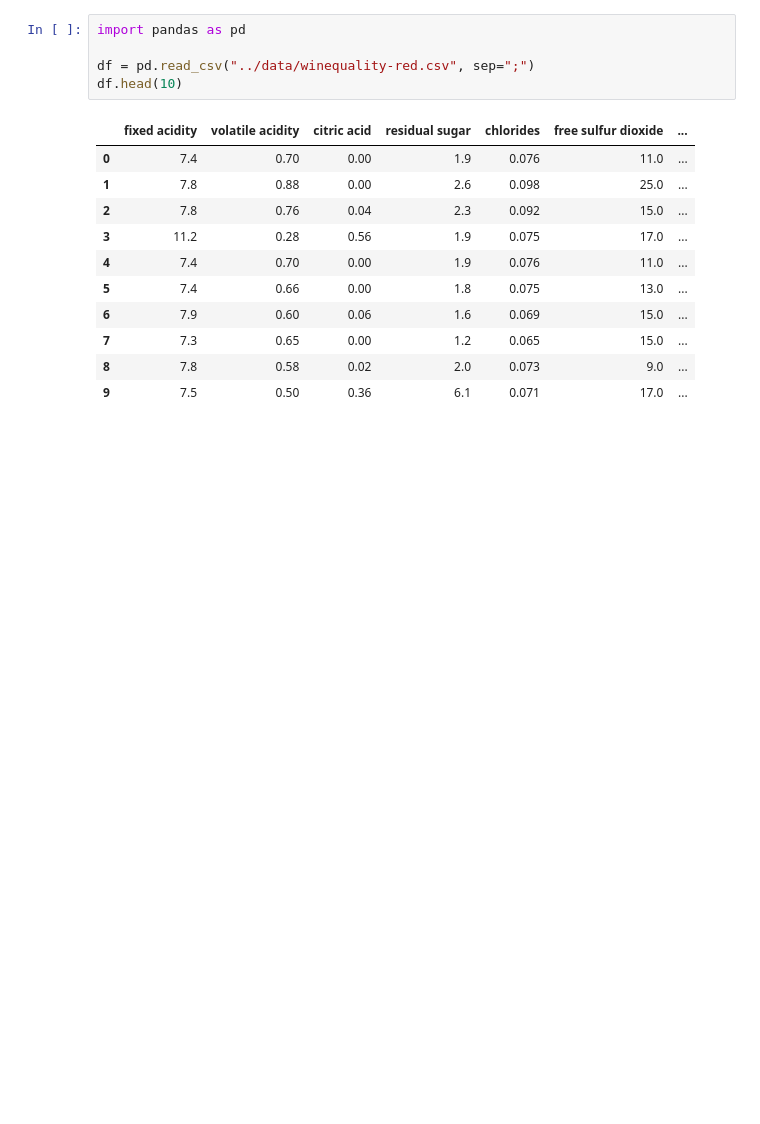
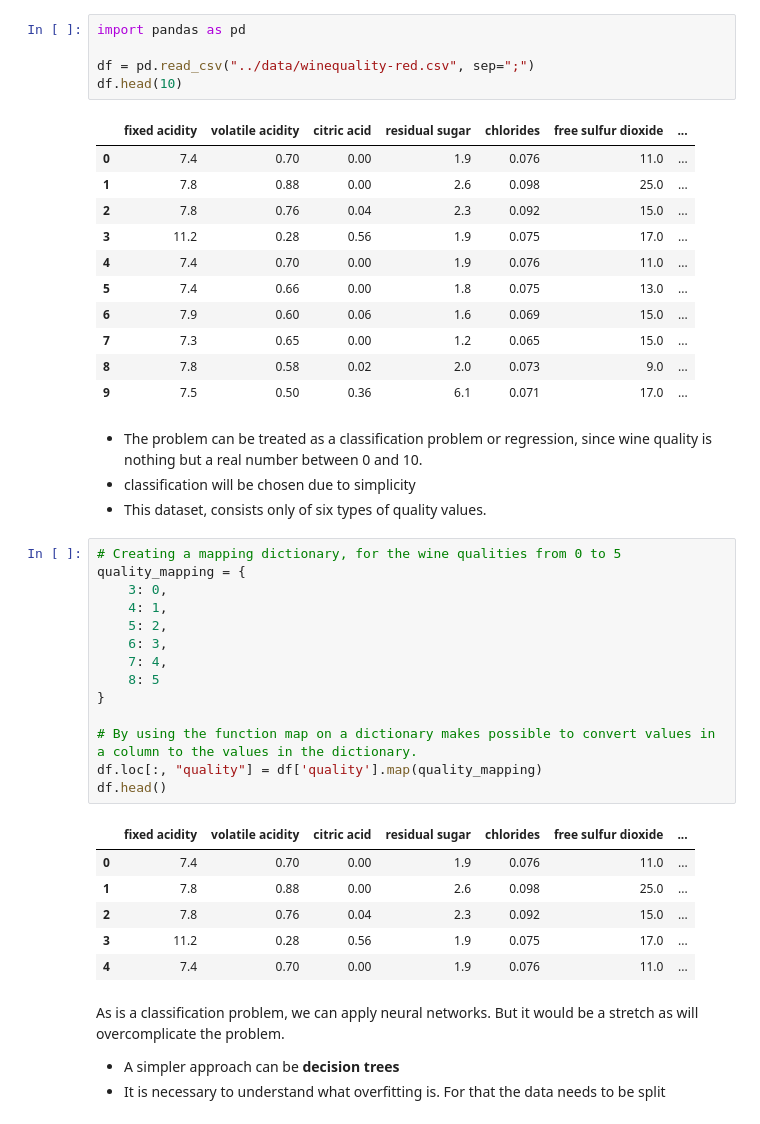
Before and after one commit to miloKmilion/ML_problem_book_thakur, a Jupyter notebook: notebooks/2_ Crossvalidation.ipynb, the cells around one changed output. Cells and saved outputs as stored; diff of their text form; blank space fills up the shorter version.

```diff
--- a/notebooks/2_ Crossvalidation.ipynb
+++ b/notebooks/2_ Crossvalidation.ipynb
@@ -23,3 +23,33 @@ df.head(10)
 | 7 | 7.3 | 0.65 | 0.00 | 1.2 | 0.065 | 15.0 | ... |
 | 8 | 7.8 | 0.58 | 0.02 | 2.0 | 0.073 | 9.0 | ... |
 | 9 | 7.5 | 0.50 | 0.36 | 6.1 | 0.071 | 17.0 | ... |
+# %% [markdown]
+* The problem can be treated as a classification problem or regression, since wine quality is nothing but a real number between 0 and 10.
+* classification will be chosen due to simplicity
+* This dataset, consists only of six types of quality values.
+# %%
+# Creating a mapping dictionary, for the wine qualities from 0 to 5
+quality_mapping = {
+    3: 0,
+    4: 1,
+    5: 2,
+    6: 3,
+    7: 4,
+    8: 5
+}
+
+# By using the function map on a dictionary makes possible to convert values in a column to the values in the dictionary.
+df.loc[:, "quality"] = df['quality'].map(quality_mapping)
+df.head()
+# %% [output]
+|  | fixed acidity | volatile acidity | citric acid | residual sugar | chlorides | free sulfur dioxide | ... |
+| 0 | 7.4 | 0.70 | 0.00 | 1.9 | 0.076 | 11.0 | ... |
+| 1 | 7.8 | 0.88 | 0.00 | 2.6 | 0.098 | 25.0 | ... |
+| 2 | 7.8 | 0.76 | 0.04 | 2.3 | 0.092 | 15.0 | ... |
+| 3 | 11.2 | 0.28 | 0.56 | 1.9 | 0.075 | 17.0 | ... |
+| 4 | 7.4 | 0.70 | 0.00 | 1.9 | 0.076 | 11.0 | ... |
+# %% [markdown]
+As is a classification problem, we can apply neural networks. But it would be a stretch as will overcomplicate the problem.
+
+* A simpler approach can be **decision trees**
+* It is necessary to understand what overfitting is. For that the data needs to be split
```
Also changed, not shown: parts of 23 cells of this notebook.
